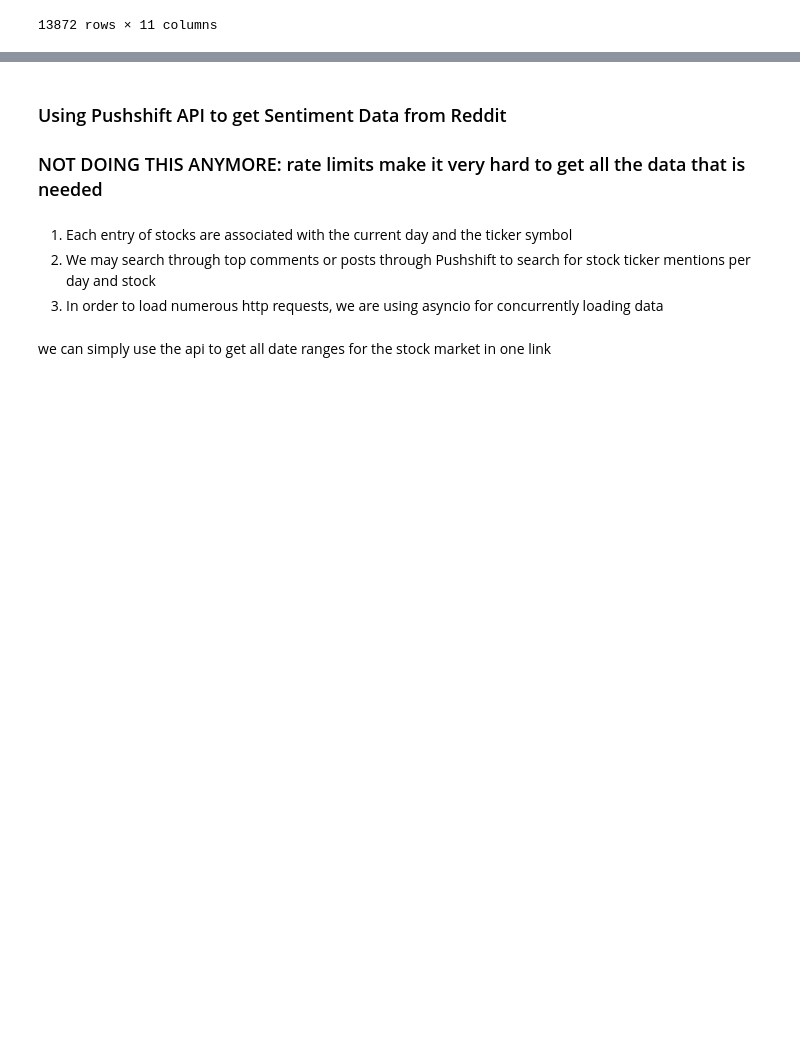
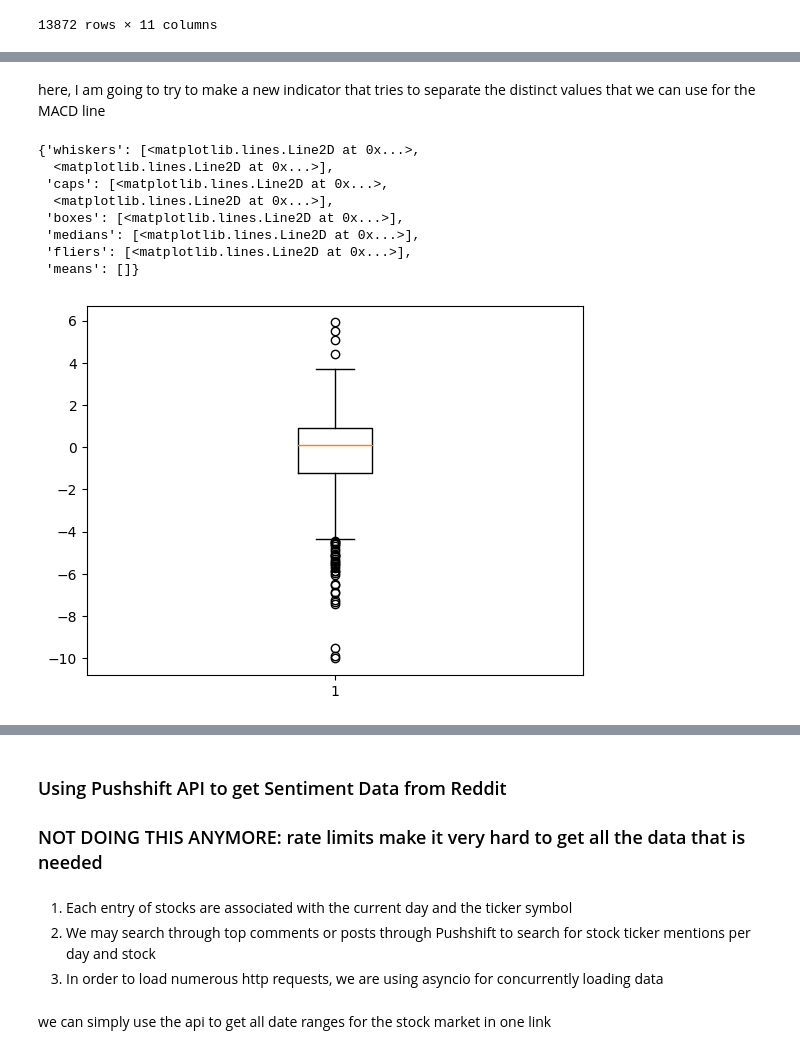
Before and after one commit to thabat12/stock_predictions, a Jupyter notebook: data_preparation/yfinance_data_preparation.ipynb, the cells around one changed output, grey strips where cells are left out. Cells and saved outputs as stored; diff of their text form; code cells hidden in the pictures; blank space fills up the shorter version.

```diff
--- a/data_preparation/yfinance_data_preparation.ipynb
+++ b/data_preparation/yfinance_data_preparation.ipynb
@@ -236,0 +295,38 @@ data
+# %% [markdown]
+here, I am going to try to make a new indicator that tries to separate the distinct values that we can use for the MACD line
+# %%
+import math
+def tanh_activation_function(x, factor = 1):
+    if not x:
+        return None
+    return 1 - (math.tanh(factor * x) ** 2)
+
+def slope_from_past(x, period = 5, data = stock_data):
+    start = x[0]
+    end = x[1]
+
+    if not start or not end:
+        return None
+    else:
+        return (end - start) / period
+# %%
+macd_differences = abs(stock_data['MACD-SIGNAL'] - stock_data['MACD'])
+signal = [tanh_activation_function(i) for i in macd_differences]
+# %%
+period = 5
+slope = macd_differences.rolling(period).apply(lambda x: slope_from_past(x, period=period))
+# %%
+new_macd_indicator = signal * slope * 100
+new_macd_indicator.describe()
+
+plt.boxplot(new_macd_indicator.dropna())
+# %% [output]
+{'whiskers': [<matplotlib.lines.Line2D at 0x...>,
+  <matplotlib.lines.Line2D at 0x...>],
+ 'caps': [<matplotlib.lines.Line2D at 0x...>,
+  <matplotlib.lines.Line2D at 0x...>],
+ 'boxes': [<matplotlib.lines.Line2D at 0x...>],
+ 'medians': [<matplotlib.lines.Line2D at 0x...>],
+ 'fliers': [<matplotlib.lines.Line2D at 0x...>],
+ 'means': []}
+[figure, added]
```
Also changed, not shown: parts of 11 cells of this notebook.
